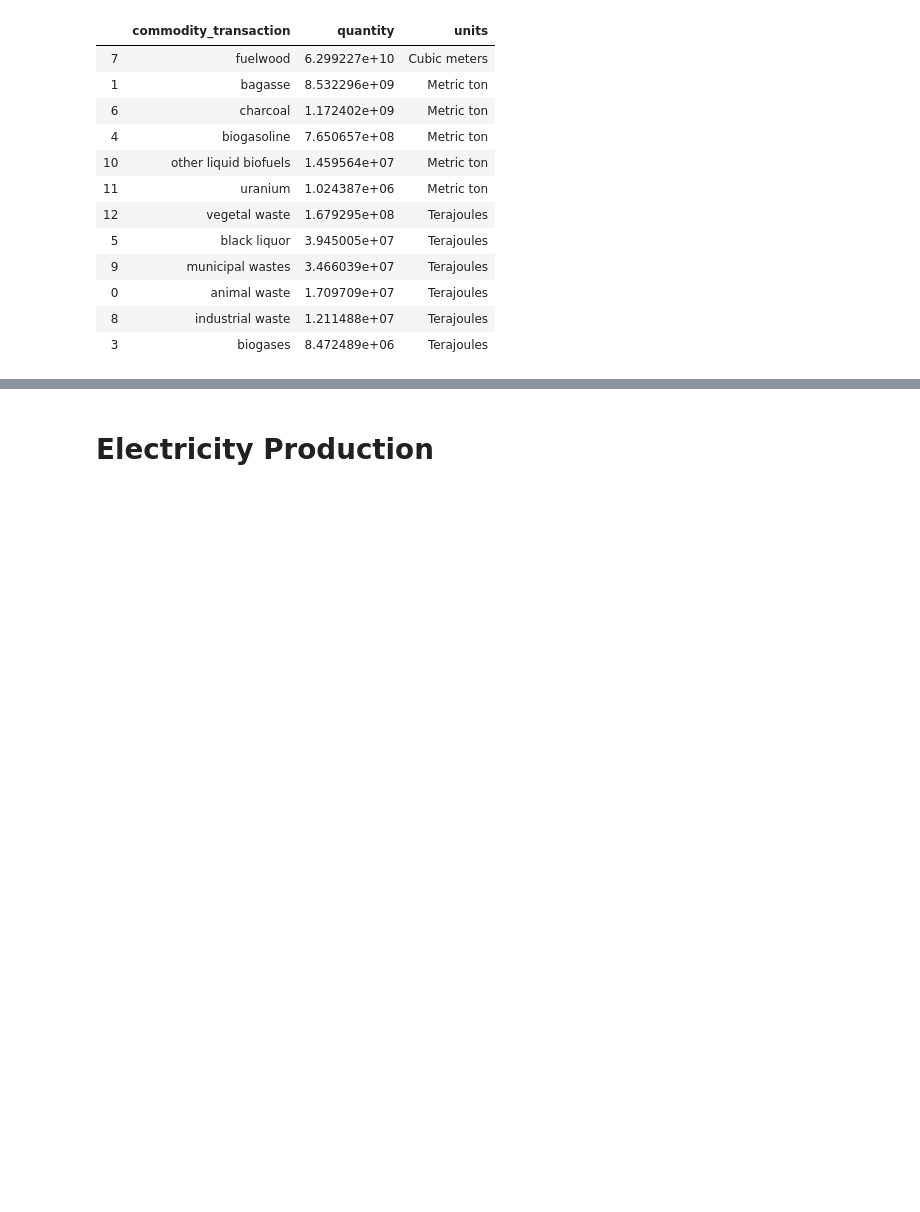
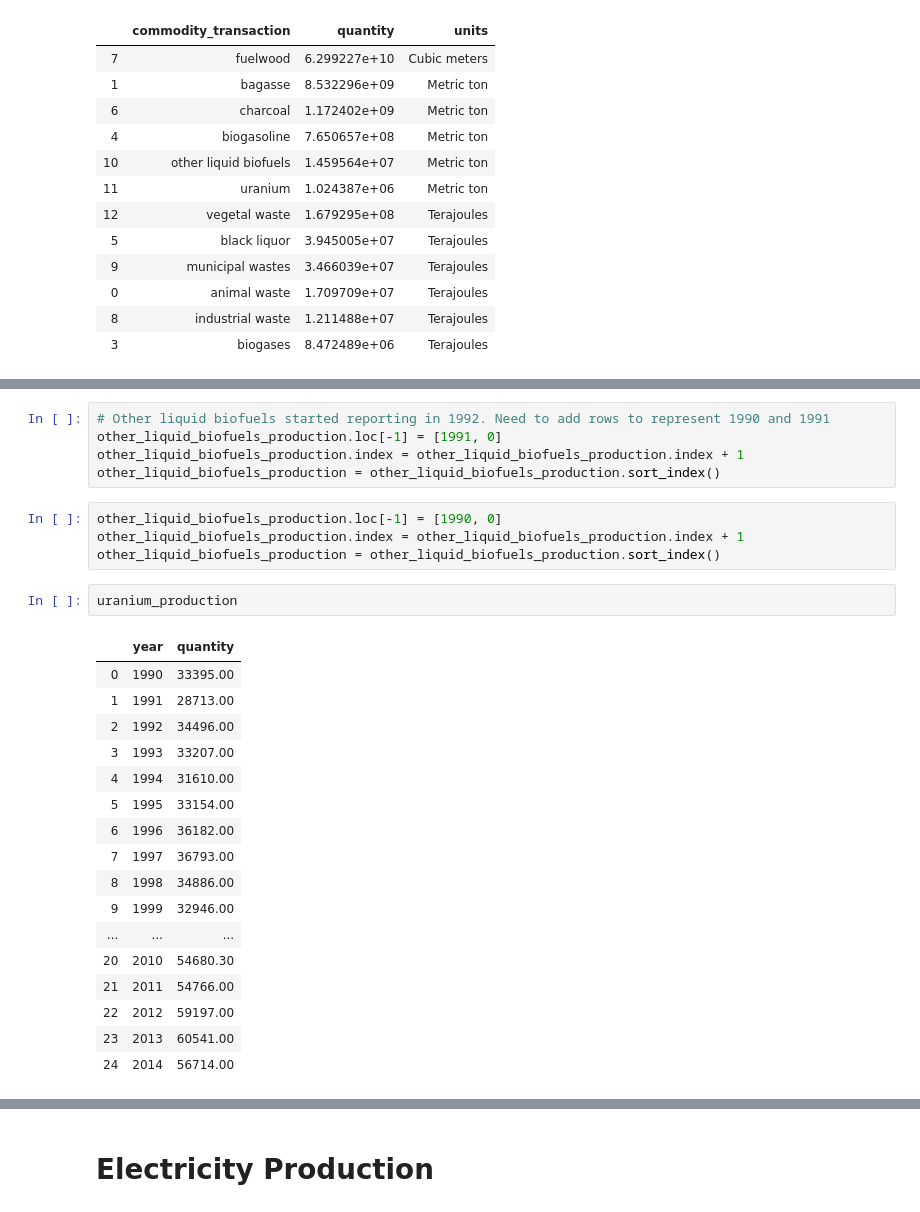
Before and after one commit to philipayazi/International-Energy-Statistics, a Jupyter notebook: International_Energy_Statistics.ipynb, the cells around one changed output, grey strips where cells are left out. Saved outputs shown, nothing was run; the diff lists cells and outputs as text; blank space fills up the shorter version.

```diff
--- a/International_Energy_Statistics.ipynb
+++ b/International_Energy_Statistics.ipynb
@@ -743,0 +771,29 @@ ax1.legend(labels)
+# %%
+# Other liquid biofuels started reporting in 1992. Need to add rows to represent 1990 and 1991
+other_liquid_biofuels_production.loc[-1] = [1991, 0]
+other_liquid_biofuels_production.index = other_liquid_biofuels_production.index + 1
+other_liquid_biofuels_production = other_liquid_biofuels_production.sort_index()
+# %%
+other_liquid_biofuels_production.loc[-1] = [1990, 0]
+other_liquid_biofuels_production.index = other_liquid_biofuels_production.index + 1
+other_liquid_biofuels_production = other_liquid_biofuels_production.sort_index()
+# %%
+uranium_production
+# %% [output]
+|  | year | quantity |
+| 0 | 1990 | 33395.00 |
+| 1 | 1991 | 28713.00 |
+| 2 | 1992 | 34496.00 |
+| 3 | 1993 | 33207.00 |
+| 4 | 1994 | 31610.00 |
+| 5 | 1995 | 33154.00 |
+| 6 | 1996 | 36182.00 |
+| 7 | 1997 | 36793.00 |
+| 8 | 1998 | 34886.00 |
+| 9 | 1999 | 32946.00 |
+| ... | ... | ... |
+| 20 | 2010 | 54680.30 |
+| 21 | 2011 | 54766.00 |
+| 22 | 2012 | 59197.00 |
+| 23 | 2013 | 60541.00 |
+| 24 | 2014 | 56714.00 |
```
Also changed, not shown: parts of 9 cells of this notebook.
